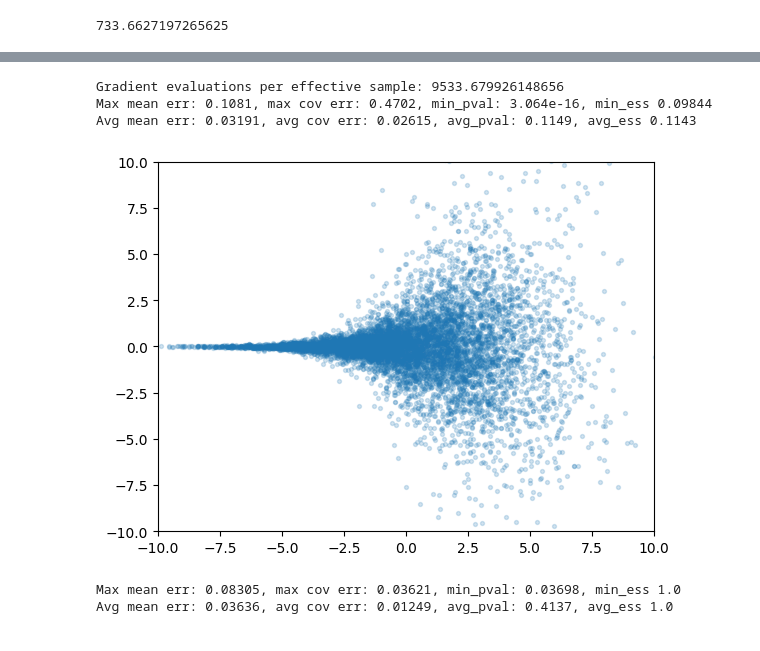
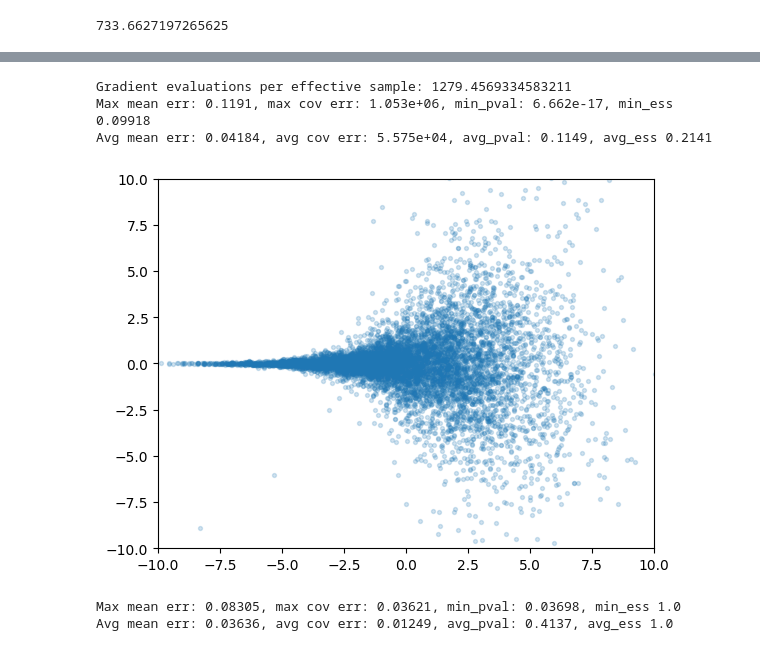
Before and after one commit to andyElking/Single-seed_BrownianMotion, a Jupyter notebook: notebooks/funnel_mcmc.ipynb, the cells around one changed output, grey strips where cells are left out. Drawn from its saved outputs; the diff is of its cells as text; code cells hidden in the pictures.

```diff
--- a/notebooks/funnel_mcmc.ipynb
+++ b/notebooks/funnel_mcmc.ipynb
@@ -134,7 +134,7 @@ ys_funnel_sort, geps_sort = run_funnel_mcmc(
     64,
     2**7,
     2.0,
-    2.0**-8,
+    2.0**-6,
     warmup_mult=16.0,
     warmup_tol_mult=4.0,
     solver=diffrax.QUICSORT(0.01),
@@ -244,18 +244,19 @@ Avg mean err: 0.04107, avg cov err: 0.03106, avg_pval: 0.01868, avg_ess 0.1227
 # %%
 ys_funnel_sort = jnp.load("funnel_data/funnel_sort.npy")
-
 # Get rid of outliers
-# pred = lambda z: jnp.sum(jnp.abs(z), axis=-1, keepdims=True) > 100
-# ys_funnel_sort_pruned = jnp.where(pred(ys_funnel_sort), jnp.zeros(()), ys_funnel_sort)
-# ys_funnel_sort_pruned = jnp.clip(ys_funnel_sort, -11.0, 11.0)
+bound = 10000
+normed = jnp.sum(jnp.abs(ys_funnel_sort), axis=-1, keepdims=True)
+ys_funnel_sort = jnp.where(
+    normed > bound, ys_funnel_sort / normed , ys_funnel_sort
+)
 ys_funnel_sort_pruned = ys_funnel_sort
 _, _, _, _, fig_sort_const = evaluate_funnel(ys_funnel_sort_pruned, geps_sort)
 fig_sort_const.savefig("graphs/funnel_sort_const.pdf")
 # %% [output]
-Gradient evaluations per effective sample: 9533.679926148656
-Max mean err: 0.1081, max cov err: 0.4702, min_pval: 3.064e-16, min_ess 0.09844
-Avg mean err: 0.03191, avg cov err: 0.02615, avg_pval: 0.1149, avg_ess 0.1143
+Gradient evaluations per effective sample: 1279.4569334583211
+Max mean err: 0.1191, max cov err: 1.053e+06, min_pval: 6.662e-17, min_ess 0.09918
+Avg mean err: 0.04184, avg cov err: 5.575e+04, avg_pval: 0.1149, avg_ess 0.2141
-[figure, old version]
+[figure, new version]
 # %%
 # True samples
 keys = jr.split(jr.PRNGKey(0), 2**13)
```
Also changed, not shown: parts of 4 cells of this notebook, 7 other files.
